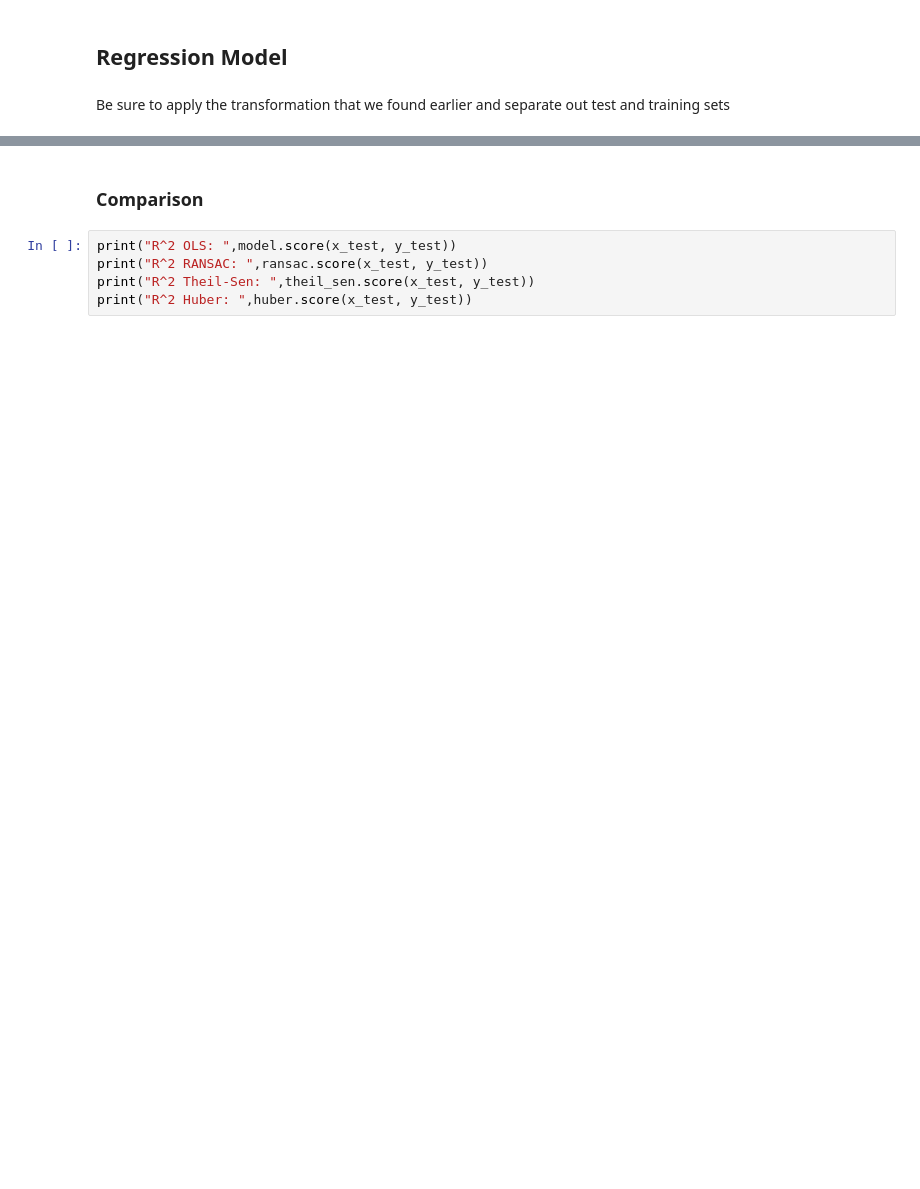
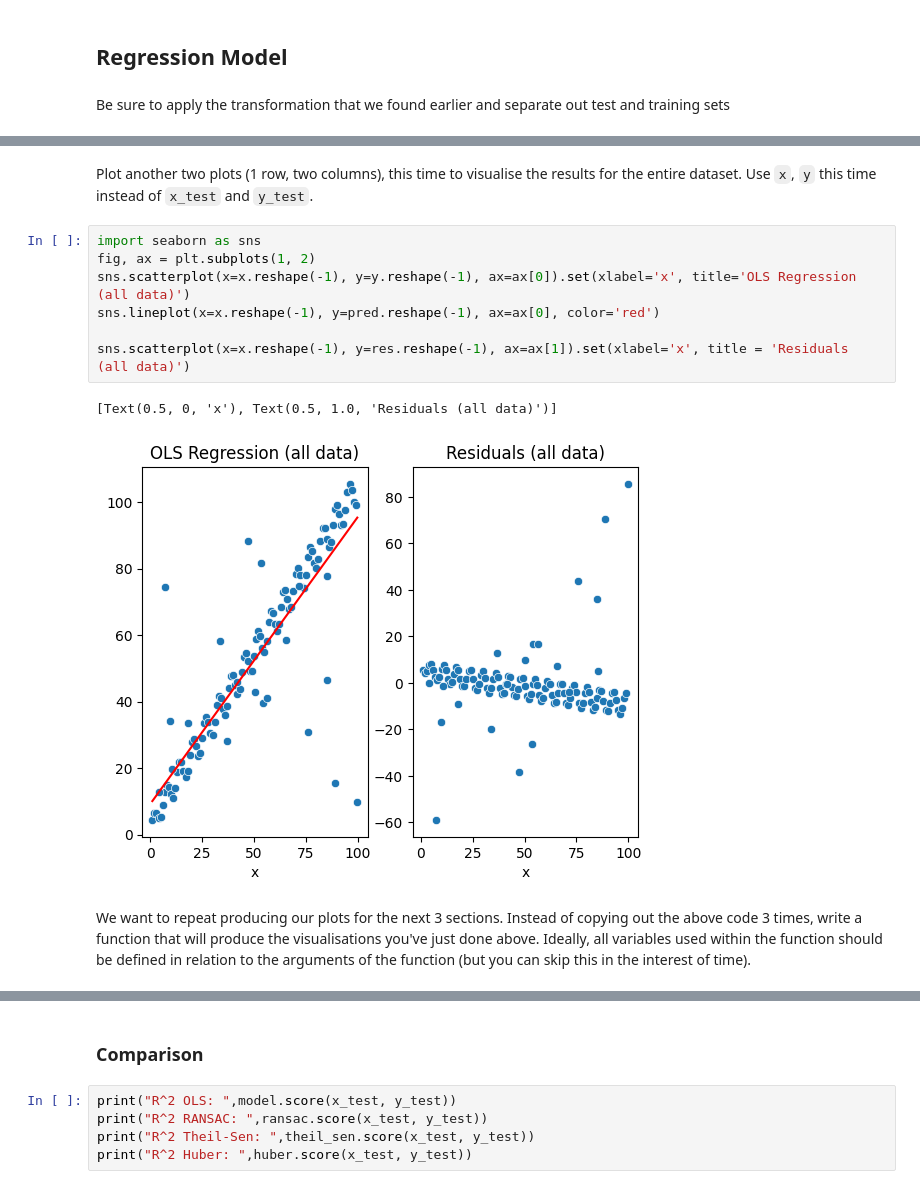
Before and after one commit to core-skills/05-simple-predictions, a Jupyter notebook: notebooks/pm2-robust-regression-filled.ipynb, the cells around one changed output, grey strips where cells are left out. Saved outputs shown, nothing was run; the diff lists cells and outputs as text; blank space fills up the shorter version.

````diff
--- a/notebooks/pm2-robust-regression-filled.ipynb
+++ b/notebooks/pm2-robust-regression-filled.ipynb
@@ -95,0 +86,14 @@ Intercept:  [13.06406053]
+# %% [markdown]
+Plot another two plots (1 row, two columns), this time to visualise the results for the entire dataset. Use ```x```, ```y``` this time instead of ```x_test``` and ```y_test```.
+# %%
+import seaborn as sns
+fig, ax = plt.subplots(1, 2)
+sns.scatterplot(x=x.reshape(-1), y=y.reshape(-1), ax=ax[0]).set(xlabel='x', title='OLS Regression (all data)')
+sns.lineplot(x=x.reshape(-1), y=pred.reshape(-1), ax=ax[0], color='red')
+
+sns.scatterplot(x=x.reshape(-1), y=res.reshape(-1), ax=ax[1]).set(xlabel='x', title = 'Residuals (all data)')
+# %% [output]
+[Text(0.5, 0, 'x'), Text(0.5, 1.0, 'Residuals (all data)')]
+[figure, added]
+# %% [markdown]
+We want to repeat producing our plots for the next 3 sections. Instead of copying out the above code 3 times, write a function that will produce the visualisations you've just done above. Ideally, all variables used within the function should be defined in relation to the arguments of the function (but you can skip this in the interest of time).
````
Also changed, not shown: parts of 29 cells of this notebook.
